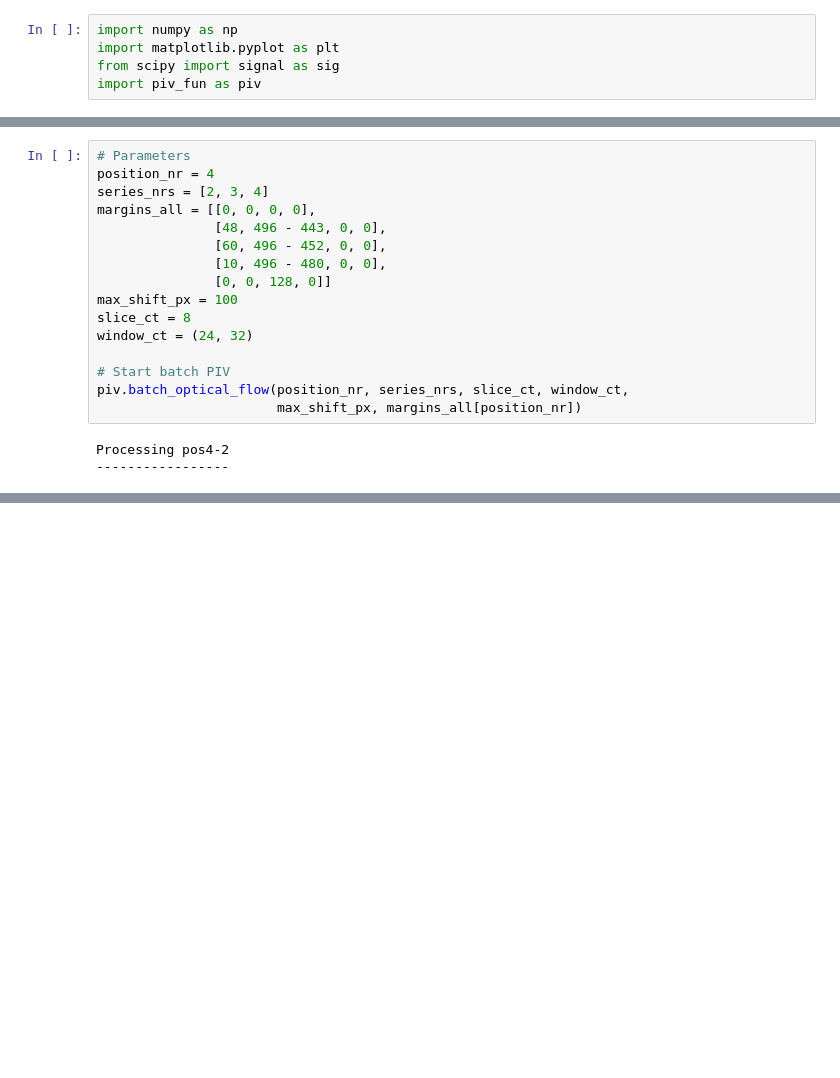
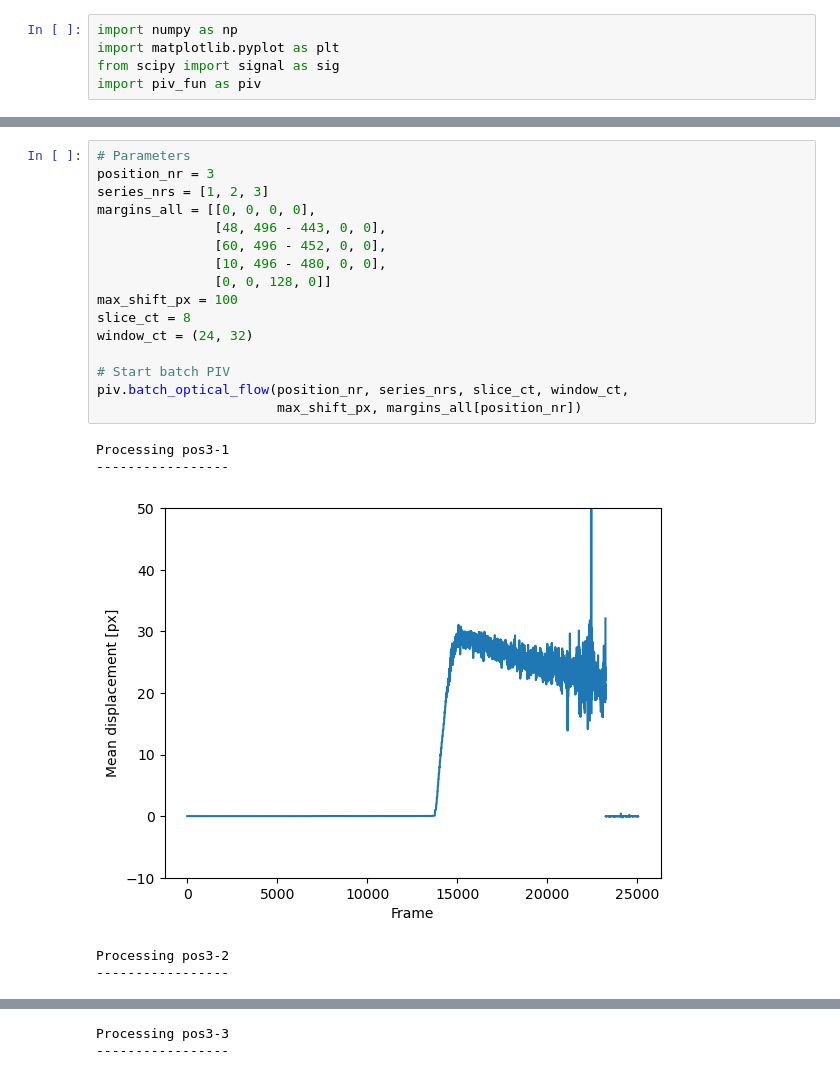
Before and after one commit to TFLVerouden/ETPoF, a Jupyter notebook: piv_final_pos3.ipynb, the cells around one changed output, grey strips where cells are left out. Drawn from its saved outputs; the diff is of its cells as text; blank space fills up the shorter version.

```diff
--- a/piv_final_pos3.ipynb
+++ b/piv_final_pos3.ipynb
@@ -12,19 +9,22 @@ The autoreload extension is already loaded. To reload it, use:
 # %%
 # Parameters
-position_nr = 4
-series_nrs = [2, 3, 4]
+position_nr = 3
+series_nrs = [1, 2, 3]
 margins_all = [[0, 0, 0, 0],
                [48, 496 - 443, 0, 0],
                [60, 496 - 452, 0, 0],
                [10, 496 - 480, 0, 0],
                [0, 0, 128, 0]]
 max_shift_px = 100
 slice_ct = 8
 window_ct = (24, 32)
 
 # Start batch PIV
 piv.batch_optical_flow(position_nr, series_nrs, slice_ct, window_ct,
                        max_shift_px, margins_all[position_nr])
 # %% [output]
-Processing pos4-2
+Processing pos3-1
 -----------------
+[figure, added]
+Processing pos3-2
+-----------------
@@ -30,0 +32,2 @@ Processing pos4-2
+Processing pos3-3
+-----------------
```
Also changed, not shown: parts of 2 cells of this notebook, 37 other files.
